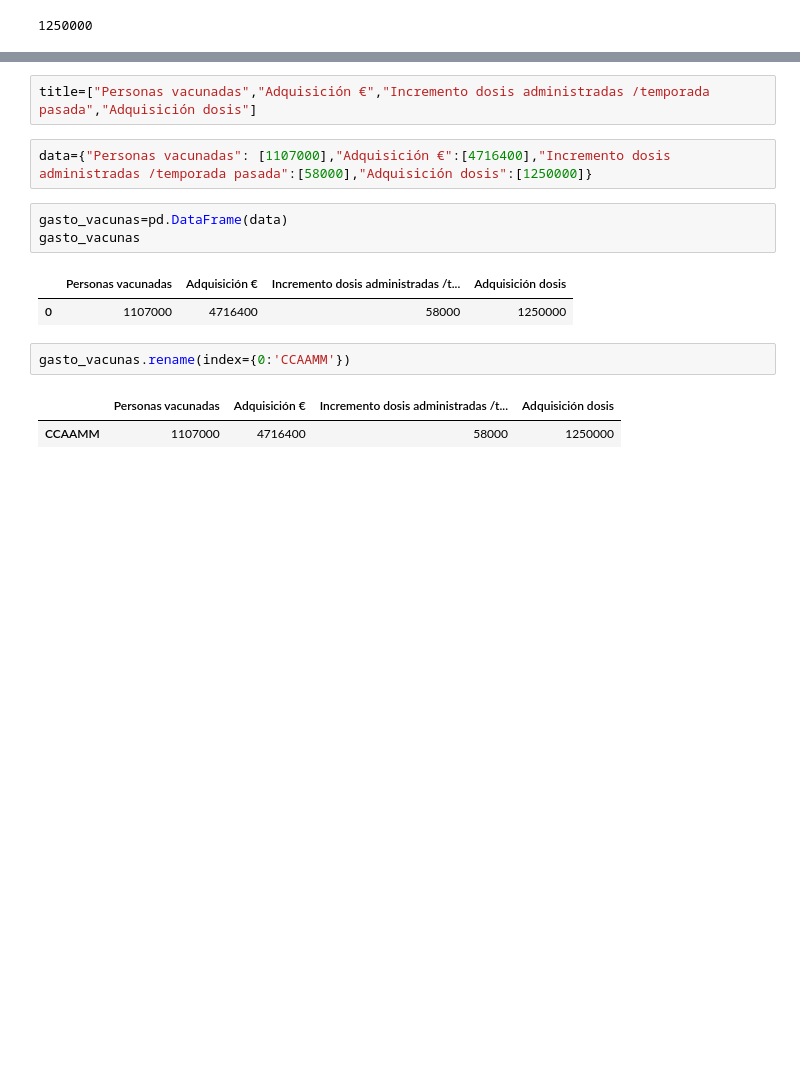
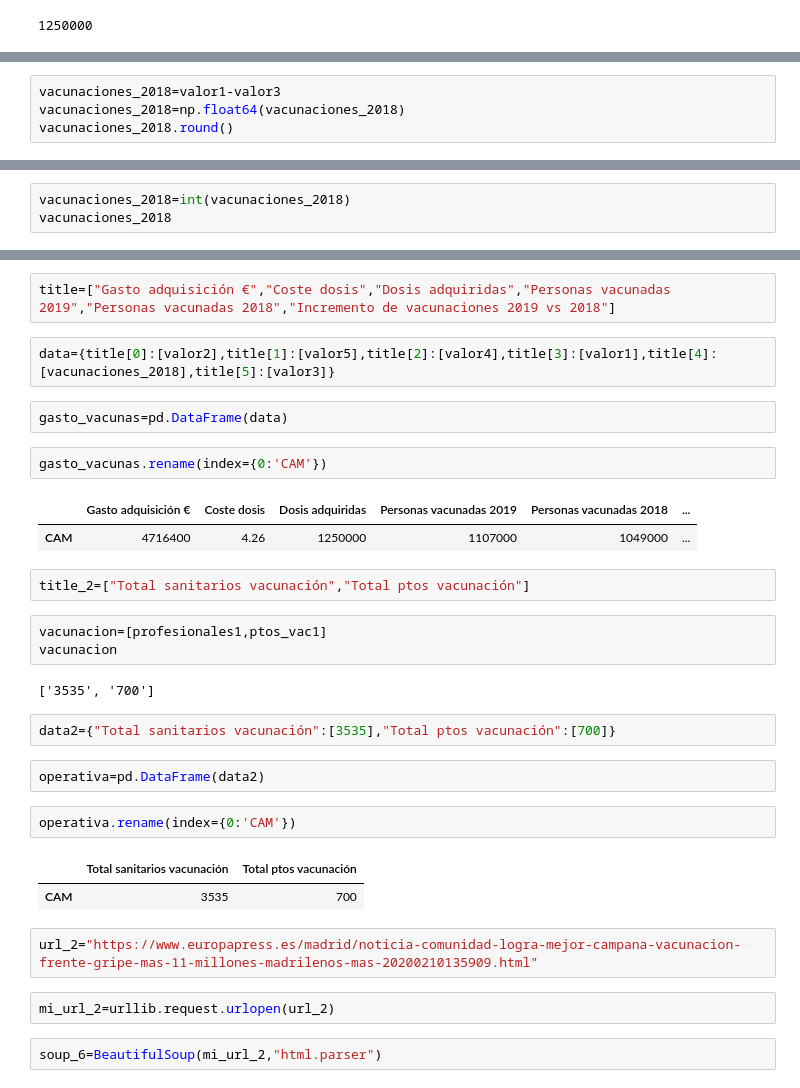
Before and after one commit to JMGONB/DS_0620, a Jupyter notebook: mi_proyecto_agosto/src/utils/vacunas.ipynb, the cells around one changed output, grey strips where cells are left out. Cells and saved outputs as stored; diff of their text form; blank space fills up the shorter version.

Commit message:
Actualización vacunas 18-08-2020

```diff
--- a/mi_proyecto_agosto/src/utils/vacunas.ipynb
+++ b/mi_proyecto_agosto/src/utils/vacunas.ipynb
@@ -173,0 +233,4 @@ valor4
+# %%
+vacunaciones_2018=valor1-valor3
+vacunaciones_2018=np.float64(vacunaciones_2018)
+vacunaciones_2018.round()
@@ -173,0 +239,3 @@ valor4
+# %%
+vacunaciones_2018=int(vacunaciones_2018)
+vacunaciones_2018
@@ -179,15 +249,33 @@ gasto
-# %%
-title=["Personas vacunadas","Adquisición €","Incremento dosis administradas /temporada pasada","Adquisición dosis"]
-# %%
-data={"Personas vacunadas": [1107000],"Adquisición €":[4716400],"Incremento dosis administradas /temporada pasada":[58000],"Adquisición dosis":[1250000]}
+# %%
+title=["Gasto adquisición €","Coste dosis","Dosis adquiridas","Personas vacunadas 2019","Personas vacunadas 2018","Incremento de vacunaciones 2019 vs 2018"]
+# %%
+data={title[0]:[valor2],title[1]:[valor5],title[2]:[valor4],title[3]:[valor1],title[4]:[vacunaciones_2018],title[5]:[valor3]}
 # %%
 gasto_vacunas=pd.DataFrame(data)
-gasto_vacunas
-# %% [output]
-|  | Personas vacunadas | Adquisición € | Incremento dosis administradas /t... | Adquisición dosis |
-| 0 | 1107000 | 4716400 | 58000 | 1250000 |
 # %%
-gasto_vacunas.rename(index={0:'CCAAMM'})
+gasto_vacunas.rename(index={0:'CAM'})
 # %% [output]
-|  | Personas vacunadas | Adquisición € | Incremento dosis administradas /t... | Adquisición dosis |
-| CCAAMM | 1107000 | 4716400 | 58000 | 1250000 |
+|  | Gasto adquisición € | Coste dosis | Dosis adquiridas | Personas vacunadas 2019 | Personas vacunadas 2018 | ... |
+| CAM | 4716400 | 4.26 | 1250000 | 1107000 | 1049000 | ... |
+# %%
+title_2=["Total sanitarios vacunación","Total ptos vacunación"]
+# %%
+vacunacion=[profesionales1,ptos_vac1]
+vacunacion
+# %% [output]
+['3535', '700']
+# %%
+data2={"Total sanitarios vacunación":[3535],"Total ptos vacunación":[700]}
+# %%
+operativa=pd.DataFrame(data2)
+# %%
+operativa.rename(index={0:'CAM'})
+# %% [output]
+|  | Total sanitarios vacunación | Total ptos vacunación |
+| CAM | 3535 | 700 |
+# %%
+url_2="https://www.europapress.es/madrid/noticia-comunidad-logra-mejor-campana-vacunacion-frente-gripe-mas-11-millones-madrilenos-mas-20200210135909.html"
+# %%
+mi_url_2=urllib.request.urlopen(url_2)
+# %%
+soup_6=BeautifulSoup(mi_url_2,"html.parser")
```
Also changed, not shown: parts of 42 cells of this notebook.
